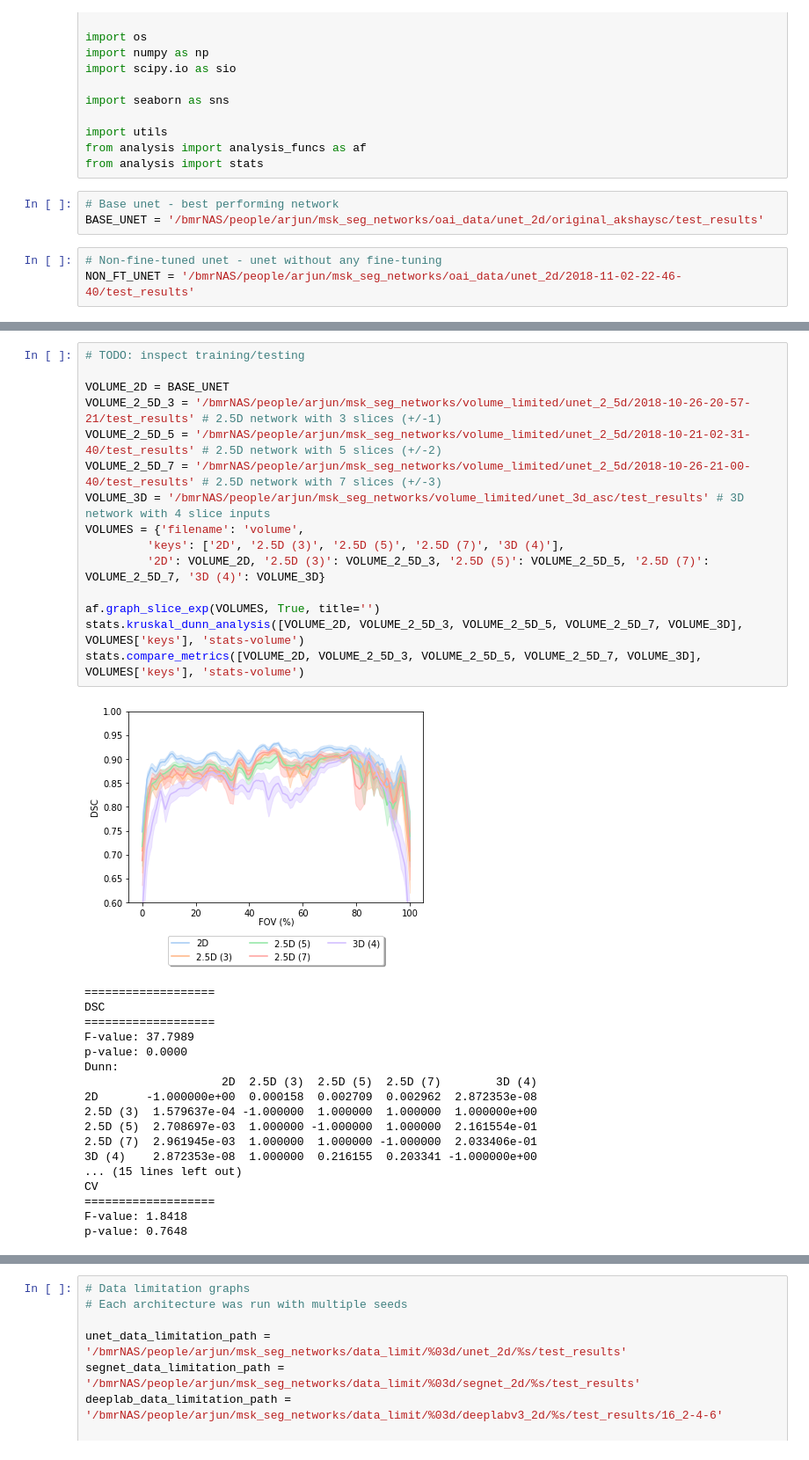
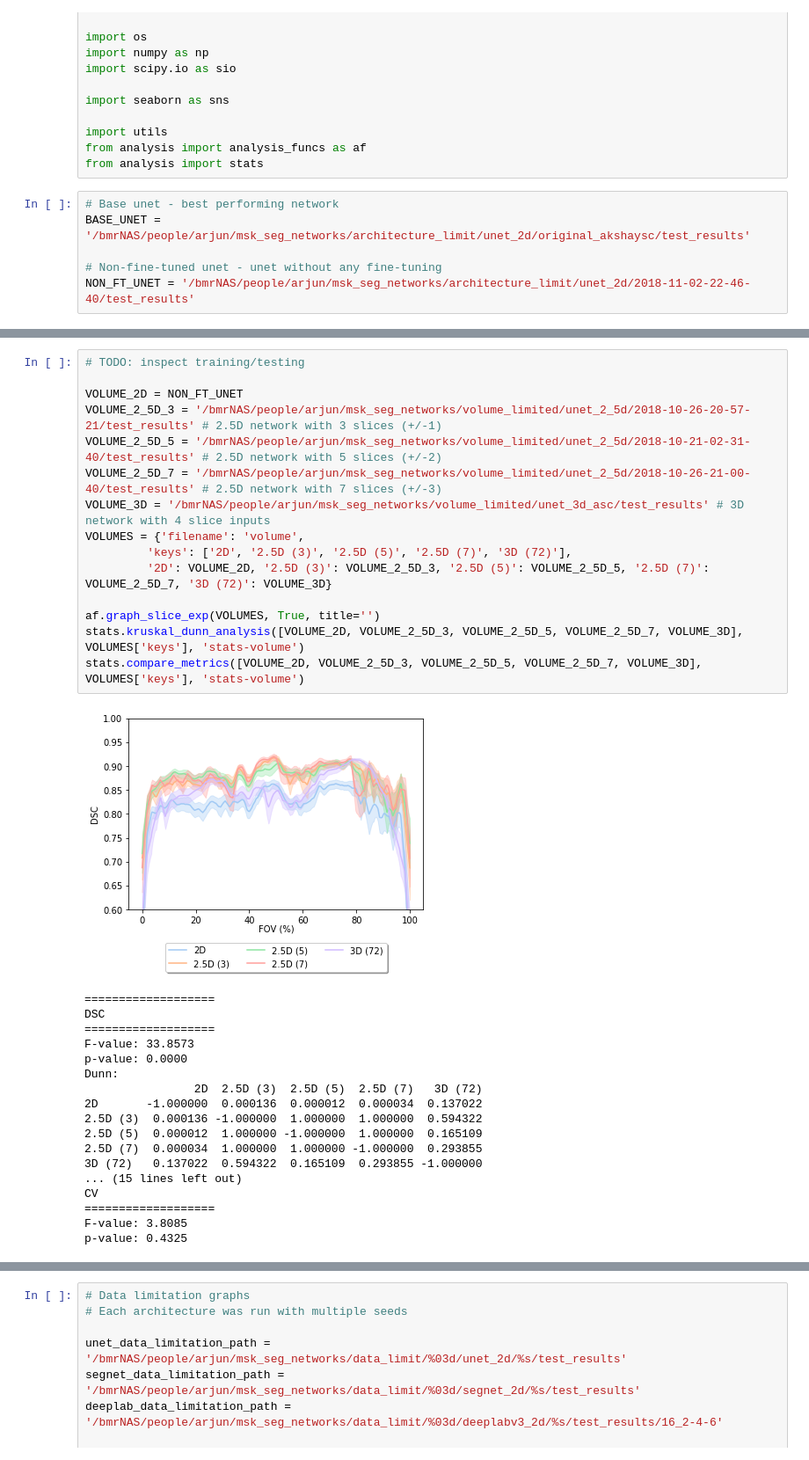
Before and after one commit to ad12/MedSegPy, a Jupyter notebook: analysis/exp_graphs.ipynb, the cells around one changed output, grey strips where cells are left out. Shown: that part at 88% size. Drawn from its saved outputs; the diff is of its cells as text.

```diff
--- a/analysis/exp_graphs.ipynb
+++ b/analysis/exp_graphs.ipynb
@@ -24,10 +24,10 @@ from analysis import analysis_funcs as af
 from analysis import stats
 # %%
 # Base unet - best performing network
-BASE_UNET = '/bmrNAS/people/arjun/msk_seg_networks/oai_data/unet_2d/original_akshaysc/test_results'
+BASE_UNET = '/bmrNAS/people/arjun/msk_seg_networks/architecture_limit/unet_2d/original_akshaysc/test_results'
+
+# Non-fine-tuned unet - unet without any fine-tuning
+NON_FT_UNET = '/bmrNAS/people/arjun/msk_seg_networks/architecture_limit/unet_2d/2018-11-02-22-46-40/test_results'
-# %%
-# Non-fine-tuned unet - unet without any fine-tuning
-NON_FT_UNET = '/bmrNAS/people/arjun/msk_seg_networks/oai_data/unet_2d/2018-11-02-22-46-40/test_results'
 # %%
 # Architecture result paths
 ARCH_UNET = BASE_UNET
@@ -133,34 +133,34 @@ p-value: 0.5225
 # %%
 # TODO: inspect training/testing
 
-VOLUME_2D = BASE_UNET
+VOLUME_2D = NON_FT_UNET
 VOLUME_2_5D_3 = '/bmrNAS/people/arjun/msk_seg_networks/volume_limited/unet_2_5d/2018-10-26-20-57-21/test_results' # 2.5D network with 3 slices (+/-1)
 VOLUME_2_5D_5 = '/bmrNAS/people/arjun/msk_seg_networks/volume_limited/unet_2_5d/2018-10-21-02-31-40/test_results' # 2.5D network with 5 slices (+/-2)
 VOLUME_2_5D_7 = '/bmrNAS/people/arjun/msk_seg_networks/volume_limited/unet_2_5d/2018-10-26-21-00-40/test_results' # 2.5D network with 7 slices (+/-3)
 VOLUME_3D = '/bmrNAS/people/arjun/msk_seg_networks/volume_limited/unet_3d_asc/test_results' # 3D network with 4 slice inputs
 VOLUMES = {'filename': 'volume',
-         'keys': ['2D', '2.5D (3)', '2.5D (5)', '2.5D (7)', '3D (4)'],
-         '2D': VOLUME_2D, '2.5D (3)': VOLUME_2_5D_3, '2.5D (5)': VOLUME_2_5D_5, '2.5D (7)': VOLUME_2_5D_7, '3D (4)': VOLUME_3D}
+         'keys': ['2D', '2.5D (3)', '2.5D (5)', '2.5D (7)', '3D (72)'],
+         '2D': VOLUME_2D, '2.5D (3)': VOLUME_2_5D_3, '2.5D (5)': VOLUME_2_5D_5, '2.5D (7)': VOLUME_2_5D_7, '3D (72)': VOLUME_3D}
 
 af.graph_slice_exp(VOLUMES, True, title='')
 stats.kruskal_dunn_analysis([VOLUME_2D, VOLUME_2_5D_3, VOLUME_2_5D_5, VOLUME_2_5D_7, VOLUME_3D], VOLUMES['keys'], 'stats-volume')
 stats.compare_metrics([VOLUME_2D, VOLUME_2_5D_3, VOLUME_2_5D_5, VOLUME_2_5D_7, VOLUME_3D], VOLUMES['keys'], 'stats-volume')
 # %% [output]
-[figure, old version]
+[figure, new version]
 ===================
 DSC
 ===================
-F-value: 37.7989
+F-value: 33.8573
 p-value: 0.0000
 Dunn:
-                    2D  2.5D (3)  2.5D (5)  2.5D (7)        3D (4)
-2D       -1.000000e+00  0.000158  0.002709  0.002962  2.872353e-08
-2.5D (3)  1.579637e-04 -1.000000  1.000000  1.000000  1.000000e+00
-2.5D (5)  2.708697e-03  1.000000 -1.000000  1.000000  2.161554e-01
-2.5D (7)  2.961945e-03  1.000000  1.000000 -1.000000  2.033406e-01
-3D (4)    2.872353e-08  1.000000  0.216155  0.203341 -1.000000e+00
+                2D  2.5D (3)  2.5D (5)  2.5D (7)   3D (72)
+2D       -1.000000  0.000136  0.000012  0.000034  0.137022
+2.5D (3)  0.000136 -1.000000  1.000000  1.000000  0.594322
+2.5D (5)  0.000012  1.000000 -1.000000  1.000000  0.165109
+2.5D (7)  0.000034  1.000000  1.000000 -1.000000  0.293855
+3D (72)   0.137022  0.594322  0.165109  0.293855 -1.000000
 ... (15 lines left out)
 CV
 ===================
-F-value: 1.8418
-p-value: 0.7648
+F-value: 3.8085
+p-value: 0.4325
```
Also changed, not shown: parts of 4 cells of this notebook, 1 other file.
